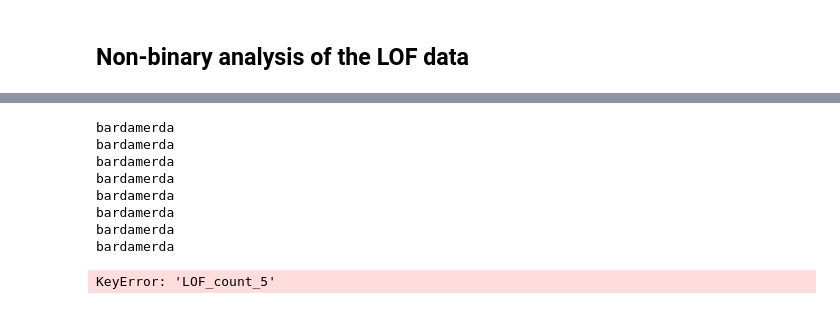
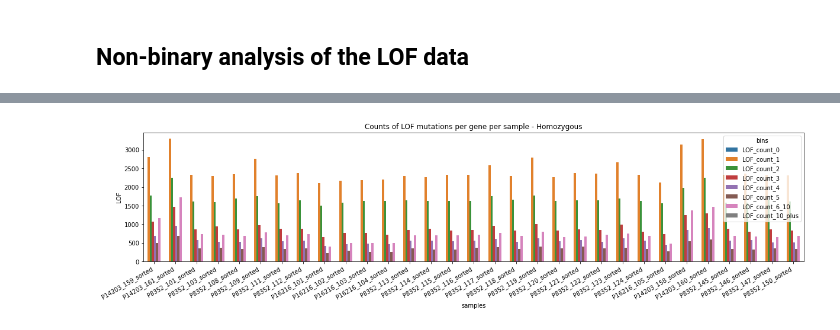
Before and after one commit to topel-research-group/Bamboozle, a Jupyter notebook: LOF_nb.ipynb, the cells around one changed output, grey strips where cells are left out. Cells and saved outputs as stored; diff of their text form; code cells hidden in the pictures.

```diff
--- a/LOF_nb.ipynb
+++ b/LOF_nb.ipynb
@@ -110,28 +54,0 @@ SyntaxError: unexpected EOF while parsing (<ipython-input-164-24a83ab58015>, lin
-# %%
-for mytuple, value in merged_nb_ann_cumsum.head(20)[['sample','genes','LOF']].stack().iteritems():
-    if value == 0:
-        df['LOF_count_0'][sample] += 1
-    elif value == 1:
-        df['LOF_count_1'][sample] += 1
-    elif value == 2:
-        df['LOF_count_2'][sample] += 1
-    elif value == 3:
-        df['LOF_count_3'][sample] += 1
-    elif value == 4:
-        df['LOF_count_4'][sample] += 1
-    elif value == 5:
-        df['LOF_count_5'][sample] += 1
-#    elif value < 5:
-#        df['LOF_count_6_10'][sample] += 1
-    else:
-        print('bardamerda')
-# %% [output]
-bardamerda
-bardamerda
-bardamerda
-bardamerda
-bardamerda
-bardamerda
-bardamerda
-bardamerda
-KeyError: 'LOF_count_5'
@@ -204,0 +55,43 @@ LOF_count_11_plus.append(h)
+# %%
+het_concat = pd.concat([Control_2000_het_nb, Treated_2000_het_nb, Treated_1972_het_nb], axis=1)
+hom_concat = pd.concat([Control_2000_hom_nb, Treated_2000_hom_nb, Treated_1972_hom_nb], axis=1)
+
+het_concat = het_concat[~het_concat.index.str.contains("Sm_plastid|Sm_mito")]
+hom_concat = hom_concat[~Control_2000_het_nb.index.str.contains("Sm_plastid|Sm_mito")]
+
+het_concat['genes'] = het_concat.index
+hom_concat['genes'] = hom_concat.index
+
+het_concat_out = count_lofs(het_concat)
+hom_concat_out = count_lofs(hom_concat)
+# %%
+het_concat_out['zygosity'] = "heterozygous"
+melt_het_concat_out = pd.melt(het_concat_out, id_vars=['samples','zygosity'],
+                              var_name="bins",
+                              value_name="LOF", ignore_index=False)
+hom_concat_out['zygosity'] = "homozygous"
+melt_hom_concat_out = pd.melt(hom_concat_out, id_vars=['samples','zygosity'],
+                              var_name="bins",
+                              value_name="LOF", ignore_index=False)
+
+to_merge_out = [melt_het_concat_out, melt_hom_concat_out]
+
+lofs_merged = pd.concat(to_merge_out)
+
+unique_bins = lofs_merged.bins.unique()
+sample_order = lofs_merged.samples.unique()
+# %%
+plt.figure(figsize=(20, 4))
+
+o = sns.barplot(data=lofs_merged[(lofs_merged['zygosity'] == "homozygous") & (lofs_merged['bins'] != "LOF_count_0")],
+                x="samples",
+                y="LOF",
+                hue="bins",
+                hue_order=unique_bins,
+                palette="tab10",
+                order=sample_order)
+
+o.set_xticklabels(o.get_xticklabels(),rotation=30, ha="right")
+o.set_title('Counts of LOF mutations per gene per sample - Homozygous');
+# %% [output]
+[figure, added]
```
Also changed, not shown: parts of 6 cells of this notebook, 2 other files.
